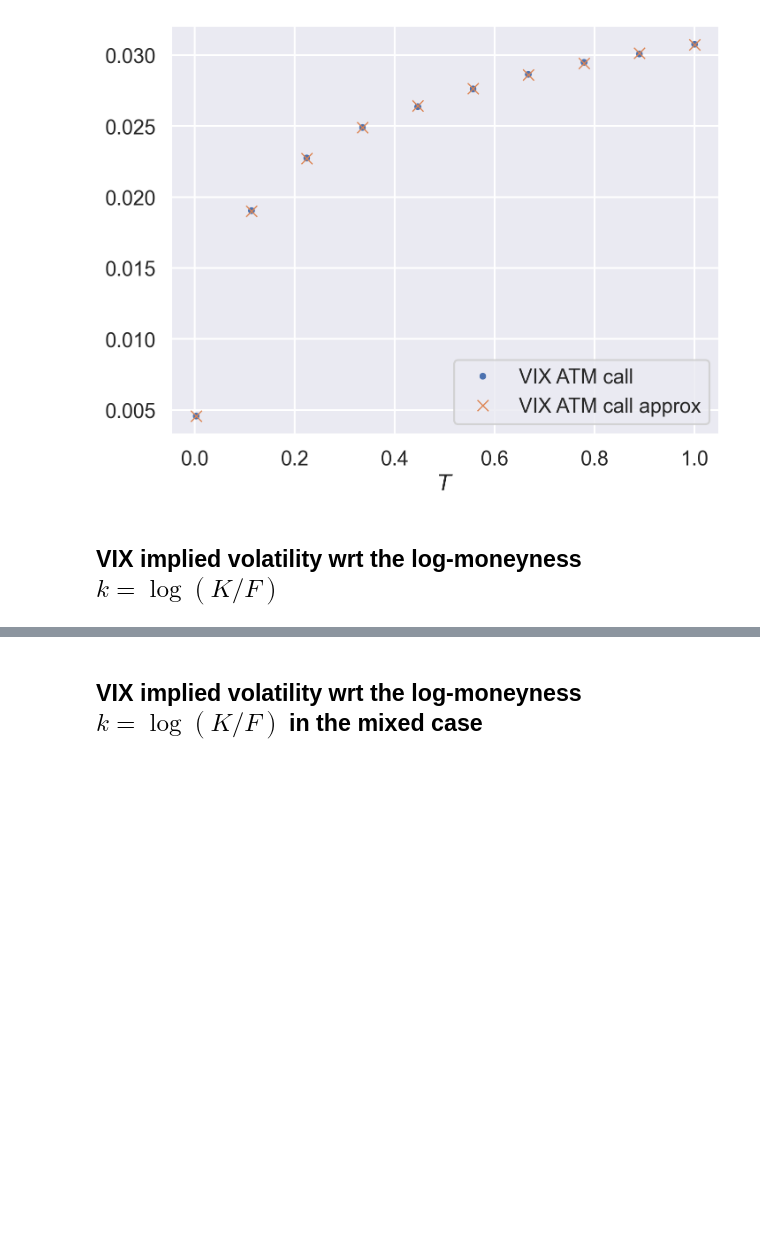
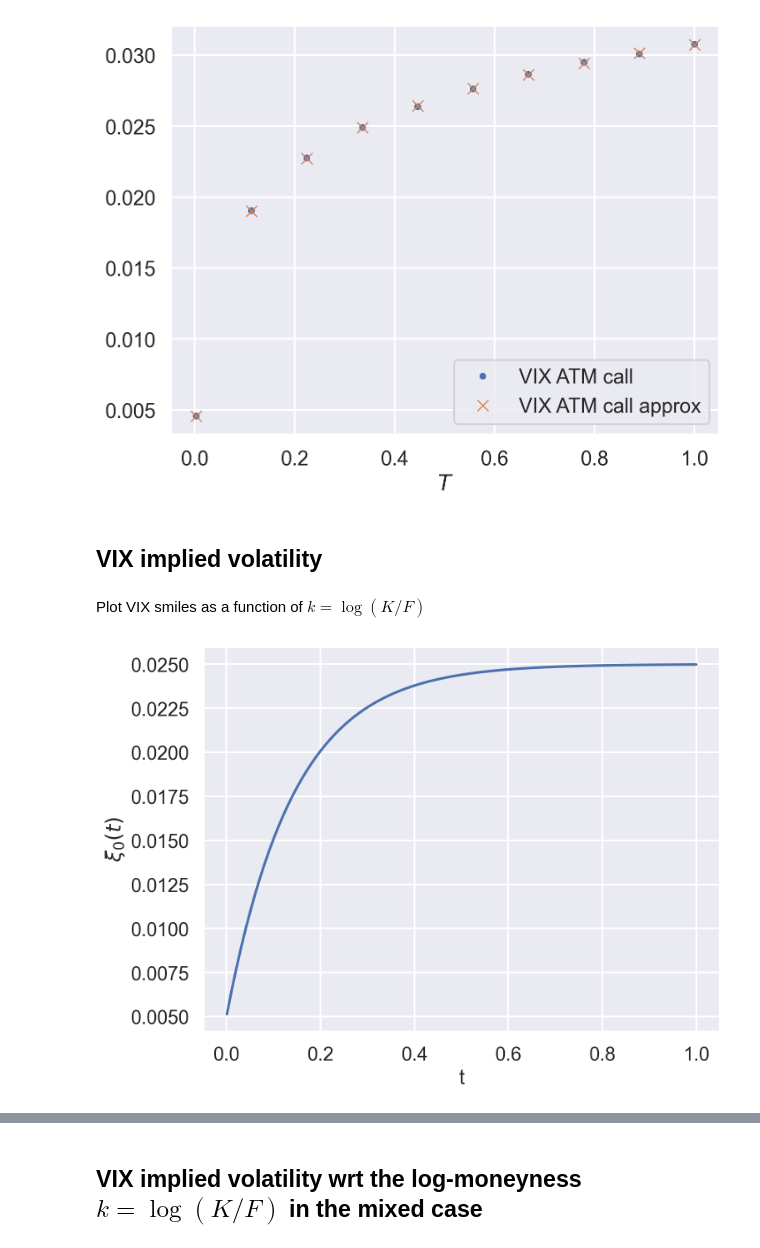
Before and after one commit to fbourgey/rough-bergomi, a Jupyter notebook: vix_weak_approx.ipynb, the cells around one changed output, grey strips where cells are left out. Cells and saved outputs as stored; diff of their text form; code cells hidden in the pictures; blank space fills up the shorter version.

```diff
--- a/vix_weak_approx.ipynb
+++ b/vix_weak_approx.ipynb
@@ -205,5 +209,35 @@ plt.show()
 # %% [output]
 [figure]
 # %% [markdown]
-## VIX implied volatility wrt the log-moneyness $k = \log(K/F)$
+## VIX implied volatility
+# %% [markdown]
+Plot VIX smiles as a function of $k=\log(K/F)$
+# %%
+params = {
+    # "xi0": lambda u: np.ones_like(u) * 0.235**2,
+    "xi0": lambda t: xi0_heston(t, shape="contango"),
+    "rho": -0.7,
+    "H": 0.1,
+    "eta": 1.0,
+}
+
+# # Bourgey, De Marco, Delemotte - Smile Dynamics and Rough Volatility (except xi0)
+# params = {
+#     "xi0": lambda t: xi0(t, shape="contango"),
+#     "rho": -0.62,
+#     "H": 0.23,
+#     "eta": 1.5,
+# }
+
+rbergomi = RoughBergomi(**params)
+# %%
+# plot xi0
+ts = np.linspace(1e-3, 1.0, 101)
+fig, ax = plt.subplots()
+ax.plot(ts, rbergomi.xi0(ts))
+ax.set_xlabel("t")
+ax.set_ylabel(r"$\xi_0(t)$")
+plt.show()
+# %% [output]
+[figure, added]
 # %%
```
Also changed, not shown: parts of 18 cells of this notebook, 2 other files.
